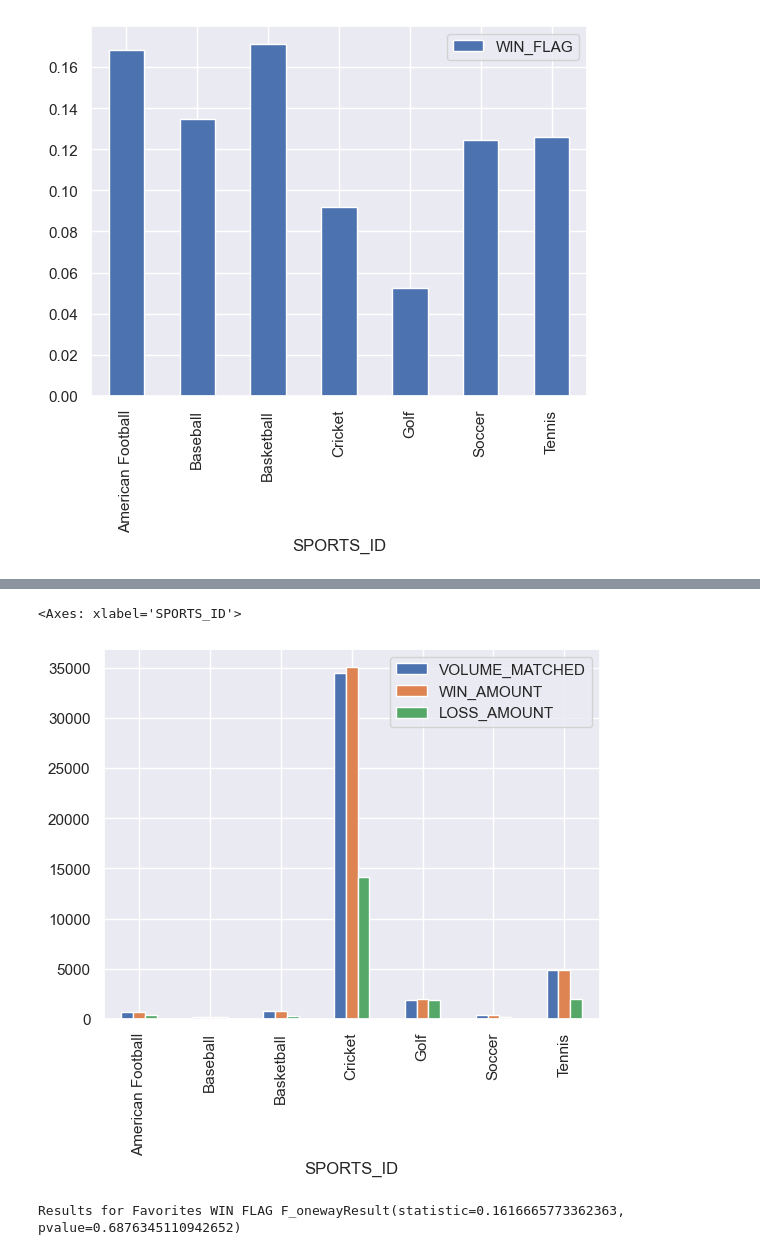
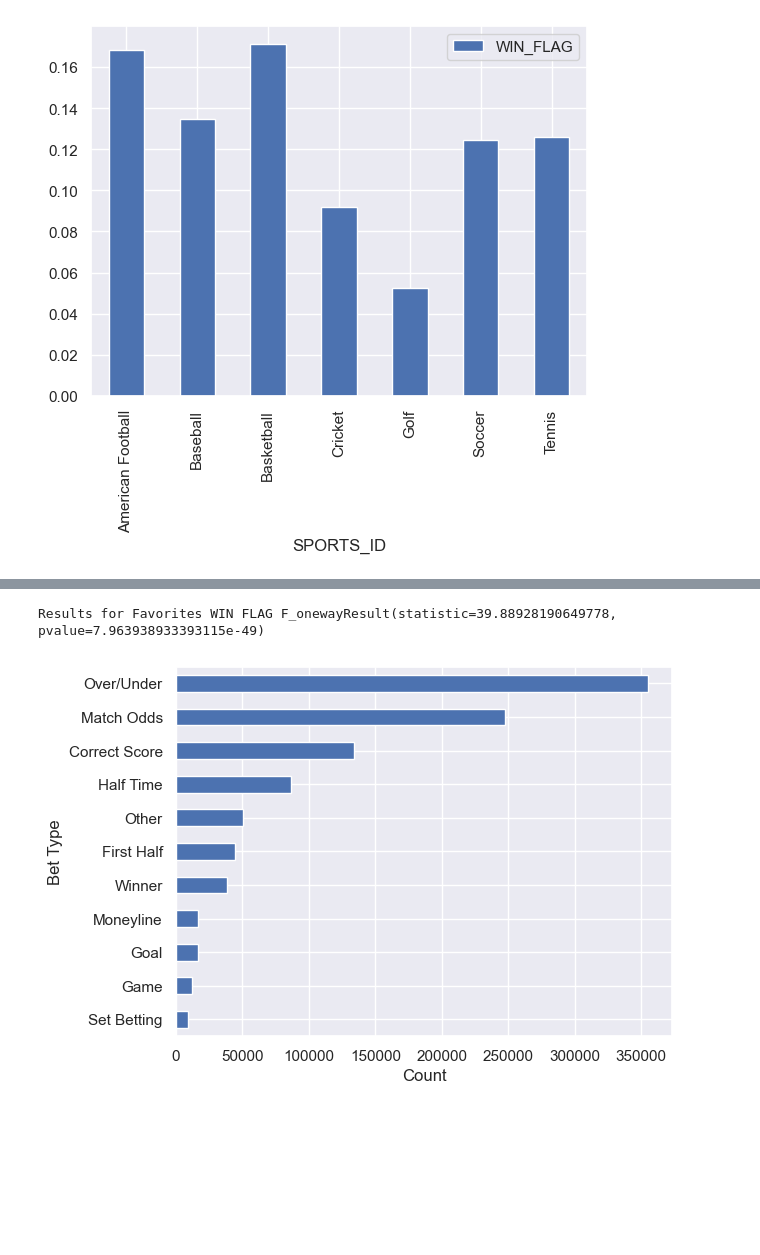
Before and after one commit to ns96/python-betfair, a Jupyter notebook: BetFairEDA_NS.ipynb, the cells around one changed output, grey strips where cells are left out. Saved outputs shown, nothing was run; the diff lists cells and outputs as text; code cells hidden in the pictures; blank space fills up the shorter version.

```diff
--- a/BetFairEDA_NS.ipynb
+++ b/BetFairEDA_NS.ipynb
@@ -335,29 +331,0 @@ print(betfair_df["EVENT"].value_counts().head(300))
-# %%
-# funtion to consolidate the event categories (>1000) into much less categories
-def clean_event(event):
-    if "Match Odds" in event:
-        return "Match Odds"
-    elif "Correct Score" in event:
-        return "Correct Score"
-    elif "Over/Under" in event:
-        return "Over/Under"
-    elif "Half Time" in event:
-        return "Half Time"
-    elif "First Half" in event:
-        return "First Half"
-    elif "Winner" in event:
-        return "Winner"
-    elif "Moneyline" in event:
-        return "Moneyline"
-    elif "Set " in event:
-        return "Set Betting"
-    elif "Goal" in event:
-        return "Goal"
-    elif "Game" in event:
-        return "Game"
-    elif "U/O" in event:
-        return "Over/Under"
-    else:
-        return "Other"
-
-betfair_df["EVENT"] = betfair_df["EVENT"].apply(clean_event)
@@ -413,13 +361,9 @@ fsport_df.plot.bar();
 [figure]
 # %%
-fsport_df = favorites_df[["VOLUME_MATCHED", "WIN_AMOUNT", "LOSS_AMOUNT"]].mean()
+fsport_df = favorites_sports[["VOLUME_MATCHED", "WIN_AMOUNT", "LOSS_AMOUNT"]].mean()
 fsport_df.plot.bar()
-# %% [output]
-<Axes: xlabel='SPORTS_ID'>
-[figure, removed]
 # %%
 # ANOVA analysis
-favorites_df = betfair_df.loc[betfair_df["ODDS"] < 3.3, ]
 df_group = []
 
 for sport in sports:
@@ -427,7 +371,12 @@ for sport in sports:
     df_group.append(df)
 
 # run the anova analysis
-results = stats.f_oneway(df_group[4], df_group[5])
-print("Results for Favorites WIN FLAG", results,"\n")
+results = stats.f_oneway(*df_group)
+print("Results for Favorites Sport/WIN FLAG", results,"\n")
 # %% [output]
-Results for Favorites WIN FLAG F_onewayResult(statistic=0.1616665773362363, pvalue=0.6876345110942652)
+Results for Favorites WIN FLAG F_onewayResult(statistic=39.88928190649778, pvalue=7.963938933393115e-49)
+# %%
+# lets do some analysis by my consildated event types
+betfair_df["EVENT"].value_counts().sort_values().plot.barh(xlabel="Count", ylabel="Bet Type");
+# %% [output]
+[figure, added]
```
Also changed, not shown: parts of 19 cells of this notebook, 1 other file.
